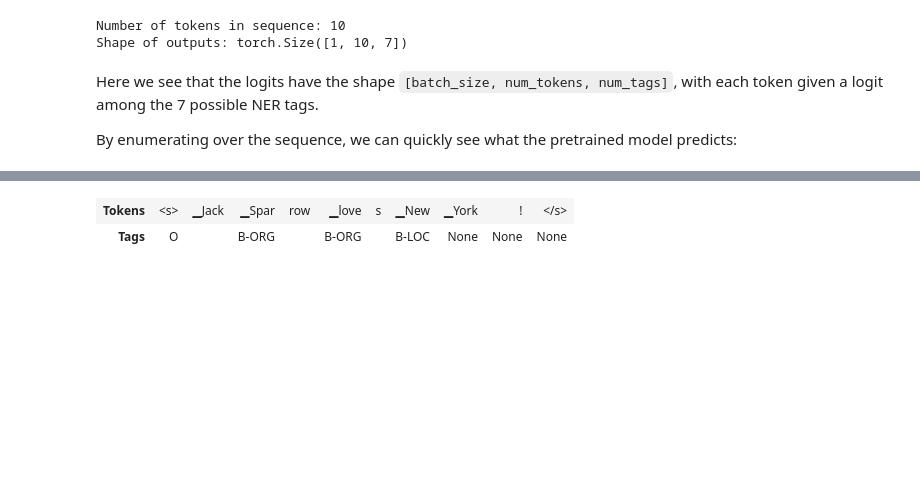
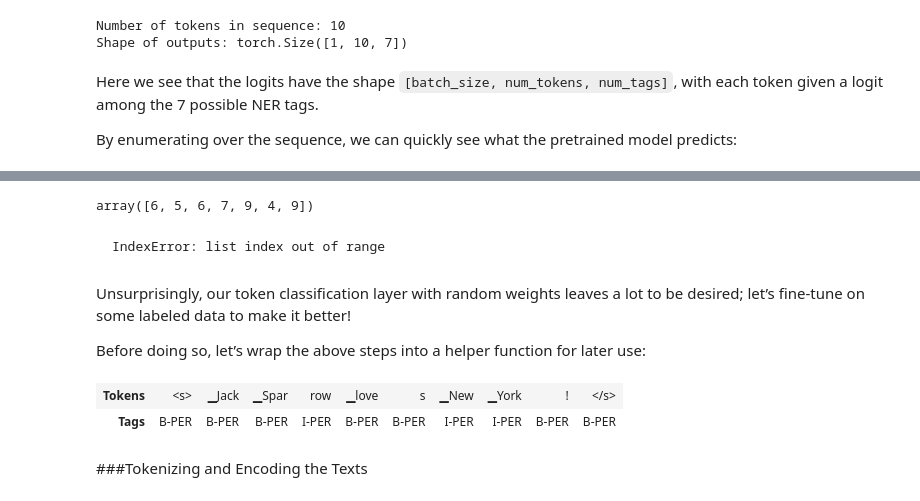
Before and after one commit to rahiakela/transformers-research-and-practice, a Jupyter notebook: natural-language-processing-with-transformers/04-multilingual-ner/multilingual_named_entity_recognition.ipynb, the cells around one changed output, grey strips where cells are left out. Saved outputs shown, nothing was run; the diff lists cells and outputs as text; code cells hidden in the pictures; blank space fills up the shorter version.

````diff
--- a/natural-language-processing-with-transformers/04-multilingual-ner/multilingual_named_entity_recognition.ipynb
+++ b/natural-language-processing-with-transformers/04-multilingual-ner/multilingual_named_entity_recognition.ipynb
@@ -491,8 +495,38 @@ pretrained model predicts:
+# %%
+predictions[0].cpu().numpy()
+# %% [output]
+array([6, 5, 6, 7, 9, 4, 9])
 # %%
-tags.names = ['O', 'B-ORG', 'B-LOC', '', 'B-LOC', 'B-ORG', 'I-ORG', '']
-preds = [tags.names[p] for p in predictions[0].cpu().numpy()]
-df = pd.DataFrame([xmlr_tokens, preds], ["Tokens", "Tags"])
-display_df(df, header=None)
+#preds = [tags.names[p] for p in predictions[0].cpu().numpy()]
+#df = pd.DataFrame([xmlr_tokens, preds], ["Tokens", "Tags"])
+#display_df(df, header=None)
-# %% [output]
-| Tokens | <s> | ▁Jack | ▁Spar | row | ▁love | s | ▁New | ▁York | ! | </s> |
-| Tags | O |  | B-ORG |  | B-ORG |  | B-LOC | None | None | None |
+# %% [markdown]
+```log
+IndexError: list index out of range
+```
+# %% [markdown]
+Unsurprisingly, our token classification layer with random weights leaves a lot to be desired; let’s fine-tune on
+some labeled data to make it better!
+
+Before doing so, let’s wrap the above steps into a helper function for later use:
+# %%
+def tag_text(text, tags, model, tokenizer):
+  # get tokens with special characters
+  tokens = tokenizer.tokenize(tokenizer.decode(tokenizer.encode(text)))
+  # encode the sequence into IDs
+  inputs = tokenizer.encode(text, return_tensors="pt").to(device)
+  # get predictions as distribution over 7 possible classes
+  outputs = model(inputs)[0]
+  # take argmax to get most likely class per token
+  predictions = torch.argmax(outputs, dim=2)
+  # convert to DataFrame
+  preds = [tags.names[p] for p in predictions[0].cpu().numpy()]
+  df = pd.DataFrame([xmlr_tokens, preds], ["Tokens", "Tags"])
+  display_df(df, header=None)
+# %%
+tag_text(text, tags, xlmr_model, xlmr_tokenizer)
+# %% [output]
+| Tokens | <s> | ▁Jack | ▁Spar | row | ▁love | s | ▁New | ▁York | ! | </s> |
+| Tags | B-PER | B-PER | B-PER | I-PER | B-PER | B-PER | I-PER | I-PER | B-PER | B-PER |
+# %% [markdown]
+###Tokenizing and Encoding the Texts
````
Also changed, not shown: parts of 22 cells of this notebook.
